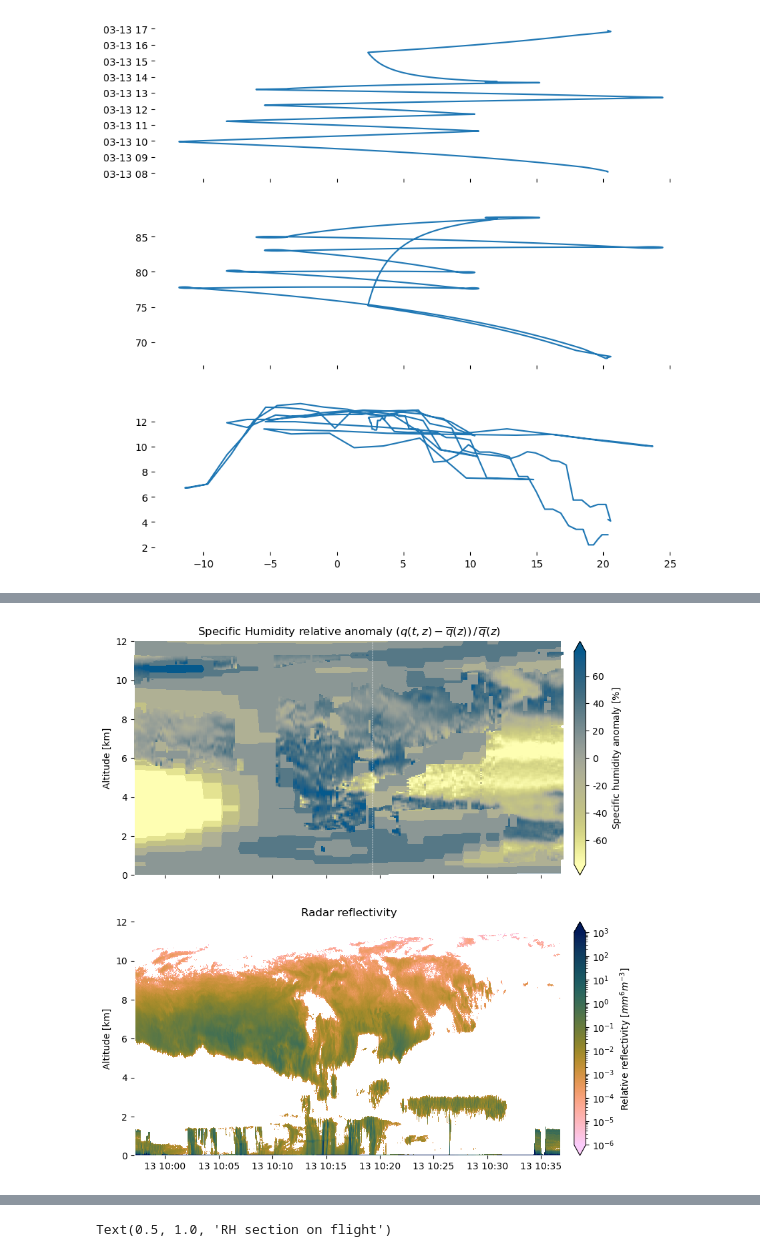
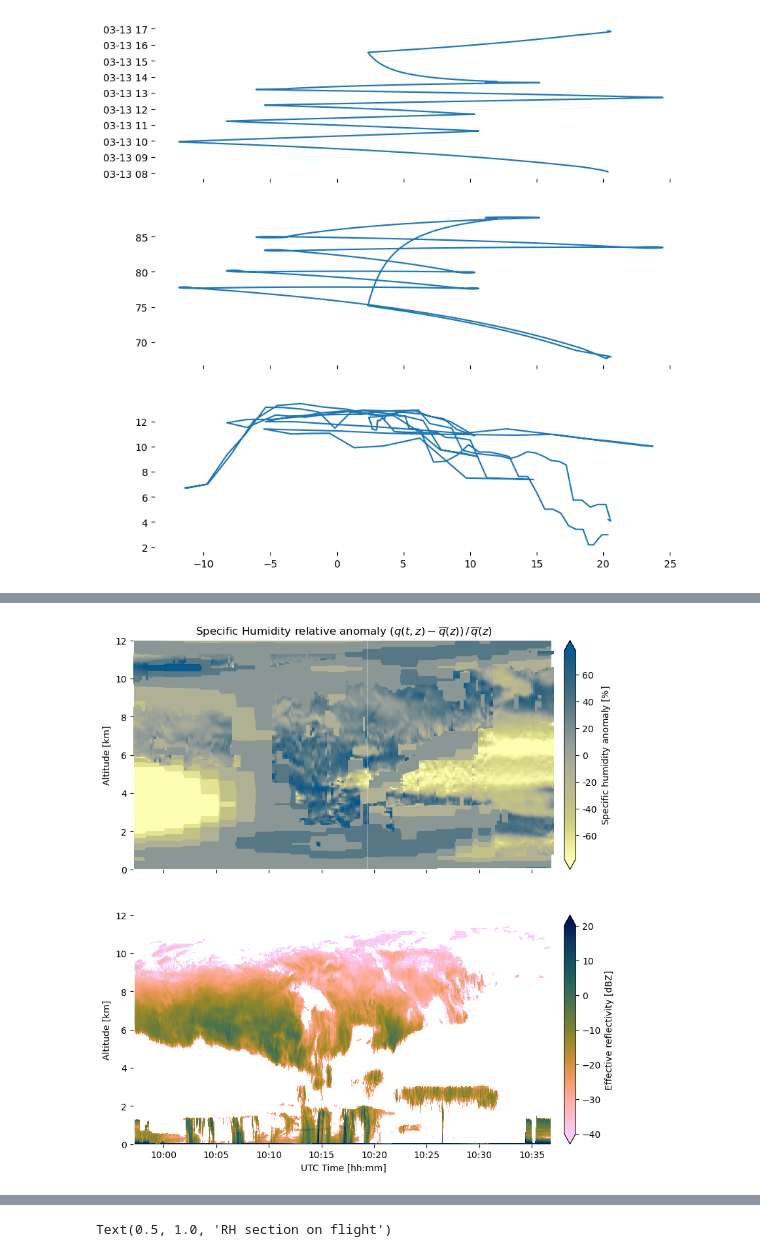
Before and after one commit to fepit/haloac3_moistintrusion, a Jupyter notebook: hac3_paper.ipynb, the cells around one changed output, grey strips where cells are left out. Cells and saved outputs as stored; diff of their text form; code cells hidden in the pictures.

```diff
--- a/hac3_paper.ipynb
+++ b/hac3_paper.ipynb
@@ -517,46 +536,48 @@ q_relanom_era=(f_q.var133.sel(lon=seclon,lat=seclat,time=sectime,method='nearest
 cm=axes[0].contourf(t2d,fz.Z.sel(lon=seclon,lat=seclat,time=sectime,method='nearest').transpose()/9.81/1000,q_relanom_era.transpose(),norm=norm,cmap=cmcr.nuuk_r,extend='both')
 
 #plot WALES q anomaly
-cm1=axes[0].pcolormesh(secs_section, w_alt/1000, np.flipud(np.rot90(data_section,1)), shading = 'auto', cmap = cmcr.nuuk_r, norm = norm) #vmin=-v, vmax=v)
+cm1=axes[0].pcolormesh(secs_section, w_alt/1000, np.flipud(np.rot90(data_section,1)), shading = 'auto', cmap = cmcr.nuuk_r, norm = norm, rasterized=True) #vmin=-v, vmax=v)
 
 # plot radar reflectivity
-cm2 = axes[1].pcolormesh(ds.time.sel(time=slice(sectime[0],sectime[-1])), ds.altitude/1000, ds.radar_reflectivity.T.sel(time=slice(sectime[0],sectime[-1])),cmap=cmcr.batlow_r, norm=LogNorm(vmin=1e-6, vmax=1e+3))
+cm2 = axes[1].pcolormesh(ds.time.sel(time=slice(sectime[0],sectime[-1])), ds.altitude/1000, 10*np.log10(ds.radar_reflectivity.T.sel(time=slice(sectime[0],sectime[-1]))),cmap=cmcr.batlow_r,rasterized=True, vmin=-40, vmax=20)
 
 #plot cloud ice water content
-#cm3 = axes[2].pcolormesh(dsv.Time.assign_coords(time=dsv.Time).sel(time=slice(sectime[0],sectime[-1])), dsv.Height/1000, dsv.Varcloud_Cloud_Ice_Water_Content.assign_coords(time=dsv.Time,height=dsv.Height).T.sel(time=slice(sectime[0],sectime[-1])),cmap=cmcr.batlow_r,norm=LogNorm(vmin=1e-7, vmax=1e-3))
+#cm3 = axes[2].pcolormesh(f_bsr.time.sel(time=slice(sectime[0],sectime[-1])), f_bsr.altitude/1000, f_bsr.backscatter_ratio.sel(time=slice(sectime[0],sectime[-1])).T,cmap=cmcr.batlow_r,norm=LogNorm(vmin=1,vmax=1e3),rasterized=True)
 
 
 # axes formatting
 
 axes[0].plot([f_ds03.launch_time[5].values,f_ds03.launch_time[5].values], [0,12], color='white', linestyle='dashed', label='DS 6',linewidth=0.5)
     #axes[0].plot([f_ds03.launch_time[7].values,f_ds03.launch_time[7].values], [0,12], color='white', linestyle='dashed', label='DS 7',linewidth=0.5)
 
 axes[0].set_ylabel("Altitude [km]")
 axes[1].set_ylabel("Altitude [km]")
 #axes[2].set_ylabel("Altitude [km]")
-#axes[2].set_xlabel("UTC Time [hh:mm]")
+axes[1].set_xlabel("UTC Time [hh:mm]")
+axes[0].xaxis.set_major_formatter(mdates.DateFormatter('%H:%M'))
 axes[0].set_ylim(0,12)
 axes[1].set_ylim(0,12)
 #axes[2].set_ylim(0,12)
 
 cbar = plt.colorbar(mappable=cm1,extend = 'both', pad = 0.02)#, , format = mpl.ticker.LogFormatter(), ticks = mpl.ticker.LogLocator())
 cbar.set_label(r"Specific humidity anomaly $[\%]$")
 
 cbar.ax.tick_params(which='minor', width=0, length=0, labelsize=0)
 cbar.ax.yaxis.set_major_formatter(matplotlib.ticker.FuncFormatter(lambda x, pos: f"{100*x:.0f}"))
 
 cbar2 = plt.colorbar(mappable=cm2,extend = 'both', pad = 0.02)#, , format = mpl.ticker.LogFormatter(), ticks = mpl.ticker.LogLocator())
-cbar2.set_label(r"Relative reflectivity $[mm^6 m^{-3}]$")
+cbar2.set_label(r"Effective reflectivity [dBZ]")
 
 #cbar3 = plt.colorbar(mappable=cm3,extend = 'both', pad = 0.02)#, , format = mpl.ticker.LogFormatter(), ticks = mpl.ticker.LogLocator())
+#cbar3.set_label(r"backscatter ratio $[1]$")
 #cbar3.set_label(r"Cloud ice water content $[kg\,m^{-3}]$")
 
 axes[0].set_title("Specific Humidity relative anomaly "
 r"$(q(t,z)-\overline{q}(z))\,/\,\overline{q}(z)$",
 fontsize=12)
-axes[1].set_title("Radar reflectivity")
+
 #axes[2].set_title("Cloud ice water content")
 
 plt.savefig('/Users/fpithan/Documents/haloac3_paper/hac3_combinedsection1_f3.pdf')
 # %% [output]
-[figure, old version]
+[figure, new version]
```
Also changed, not shown: parts of 7 cells of this notebook.
